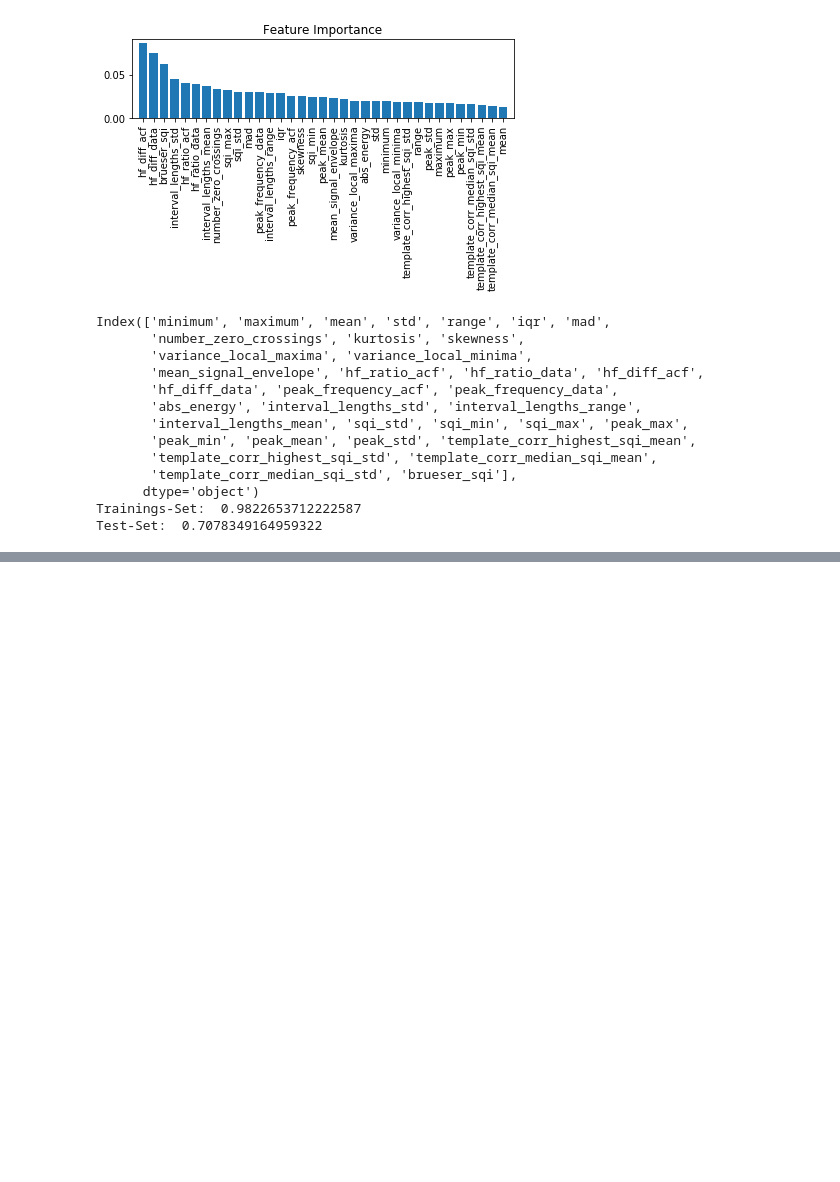
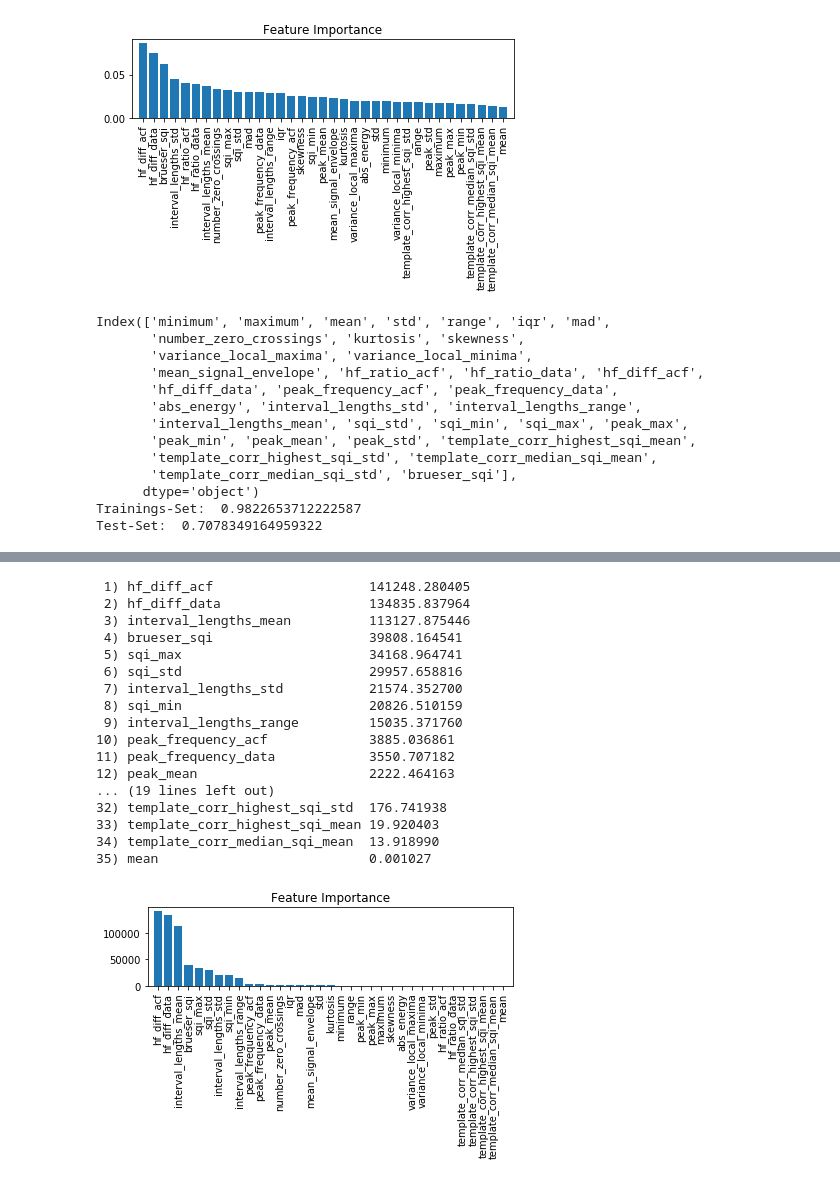
Before and after one commit to Zianor/Bachelorarbeit, a Jupyter notebook: Implementation/src/notebooks/own_features.ipynb, the cells around one changed output, grey strips where cells are left out. Drawn from its saved outputs; the diff is of its cells as text; code cells hidden in the pictures; blank space fills up the shorter version.

```diff
--- a/Implementation/src/notebooks/own_features.ipynb
+++ b/Implementation/src/notebooks/own_features.ipynb
@@ -196,3 +228,42 @@ plt.show()
+# %%
+from sklearn.feature_selection import SelectKBest
+from sklearn.feature_selection import f_regression
+# configure to select all features
+fs = SelectKBest(score_func=f_regression, k='all')
+# learn relationship from training data
+fs.fit(x_train, y_train_regr)
+# transform train input data
+X_train_fs = fs.transform(x_train)
+
+importances = fs.scores_
+indices = np.argsort(importances)[::-1]
+for f in range(x_train.shape[1]):
+    print("%2d) %-*s %f" % (f + 1, 30, features.columns[indices[f]], importances[indices[f]]))
+plt.title('Feature Importance')
+plt.bar(range(x_train.shape[1]), importances[indices], align='center')
+plt.xticks(range(x_train.shape[1]), features.columns[indices], rotation=90)
+plt.xlim([-1, x_train.shape[1]])
+plt.tight_layout()
+plt.show()
+# %% [output]
+ 1) hf_diff_acf                    141248.280405
+ 2) hf_diff_data                   134835.837964
+ 3) interval_lengths_mean          113127.875446
+ 4) brueser_sqi                    39808.164541
+ 5) sqi_max                        34168.964741
+ 6) sqi_std                        29957.658816
+ 7) interval_lengths_std           21574.352700
+ 8) sqi_min                        20826.510159
+ 9) interval_lengths_range         15035.371760
+10) peak_frequency_acf             3885.036861
+11) peak_frequency_data            3550.707182
+12) peak_mean                      2222.464163
+... (19 lines left out)
+32) template_corr_highest_sqi_std  176.741938
+33) template_corr_highest_sqi_mean 19.920403
+34) template_corr_median_sqi_mean  13.918990
+35) mean                           0.001027
+[figure, added]
 # %%
 from sklearn.decomposition import KernelPCA
 from sklearn.preprocessing import StandardScaler
```
Also changed, not shown: parts of 4 cells of this notebook, 1 other file.
